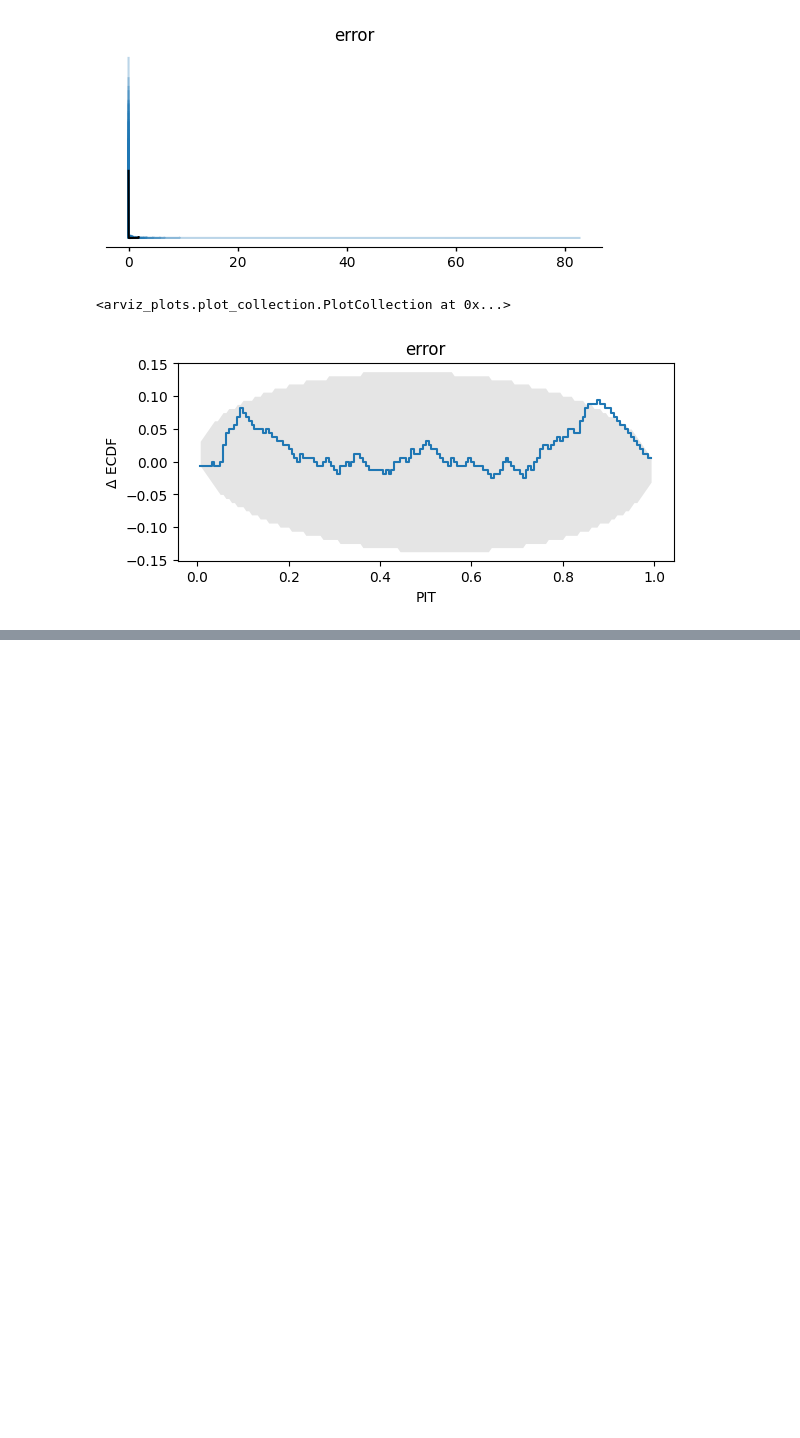
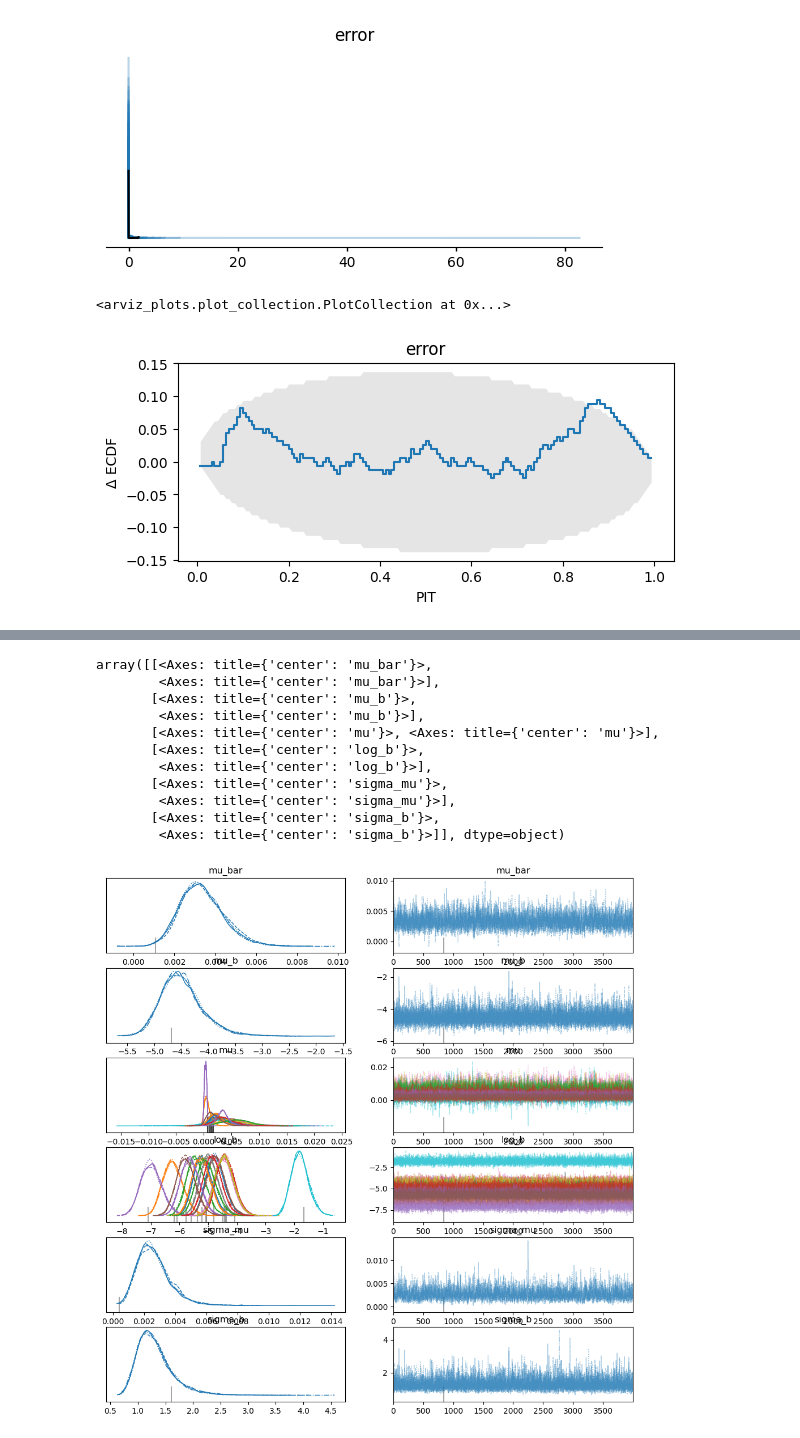
Before and after one commit to mika-long/vis-decode-analysis, a Jupyter notebook: PyMC/task2.ipynb, the cells around one changed output, grey strips where cells are left out. Drawn from its saved outputs; the diff is of its cells as text; code cells hidden in the pictures; blank space fills up the shorter version.

Commit message:
task 2 done by the result of the laplace distribution is kind of weird ...

```diff
--- a/PyMC/task2.ipynb
+++ b/PyMC/task2.ipynb
@@ -208,2 +220,17 @@ We will fit a Laplace model.
 # %%
-# TODO
+with pm.Model(coords={
+    "participant": unq_pids
+}) as task2_x_laplace:
+    # hyperprior
+    sigma_mu = pm.HalfCauchy("sigma_mu", 1)
+    sigma_b = pm.HalfCauchy("sigma_b", 1)
+    mu_bar = pm.Normal("mu_bar", 0, 1)
+    mu_b = pm.Normal("mu_b", 0, 1)
+
+    # prior
+    mu = pm.Normal("mu", mu_bar, sigma_mu, dims="participant")
+    log_b = pm.Normal("log_b", mu_b, sigma_b, dims="participant")
+    b = pm.math.exp(log_b[participant_idx])
+
+    # likelihood
+    error = pm.Laplace("error", mu[participant_idx], b, observed=obv_error)
@@ -209,0 +241,13 @@ We will fit a Laplace model.
+# %%
+# fit the model
+
+with task2_x_laplace:
+    task2_x_laplace_idata = pm.sample(
+        draws=4000,
+        tune=4000,
+        chains=4,
+        cores=4,
+        target_accept=0.95,
+        random_seed = 42,
+        progressbar=True
+    )
@@ -209,0 +317,15 @@ We will fit a Laplace model.
+# %%
+az.plot_trace(task2_x_laplace_idata)
+# %% [output]
+array([[<Axes: title={'center': 'mu_bar'}>,
+        <Axes: title={'center': 'mu_bar'}>],
+       [<Axes: title={'center': 'mu_b'}>,
+        <Axes: title={'center': 'mu_b'}>],
+       [<Axes: title={'center': 'mu'}>, <Axes: title={'center': 'mu'}>],
+       [<Axes: title={'center': 'log_b'}>,
+        <Axes: title={'center': 'log_b'}>],
+       [<Axes: title={'center': 'sigma_mu'}>,
+        <Axes: title={'center': 'sigma_mu'}>],
+       [<Axes: title={'center': 'sigma_b'}>,
+        <Axes: title={'center': 'sigma_b'}>]], dtype=object)
+[figure, added]
```
Also changed, not shown: parts of 11 cells of this notebook.
